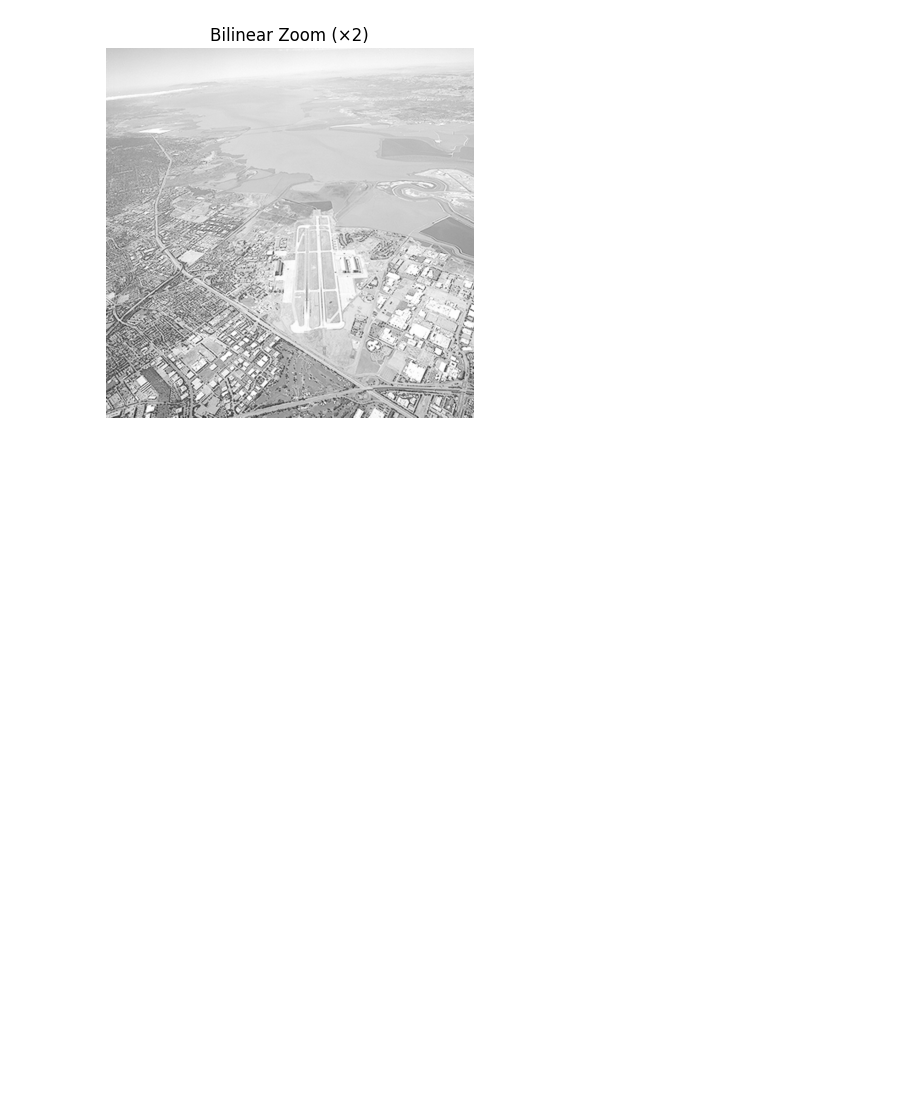
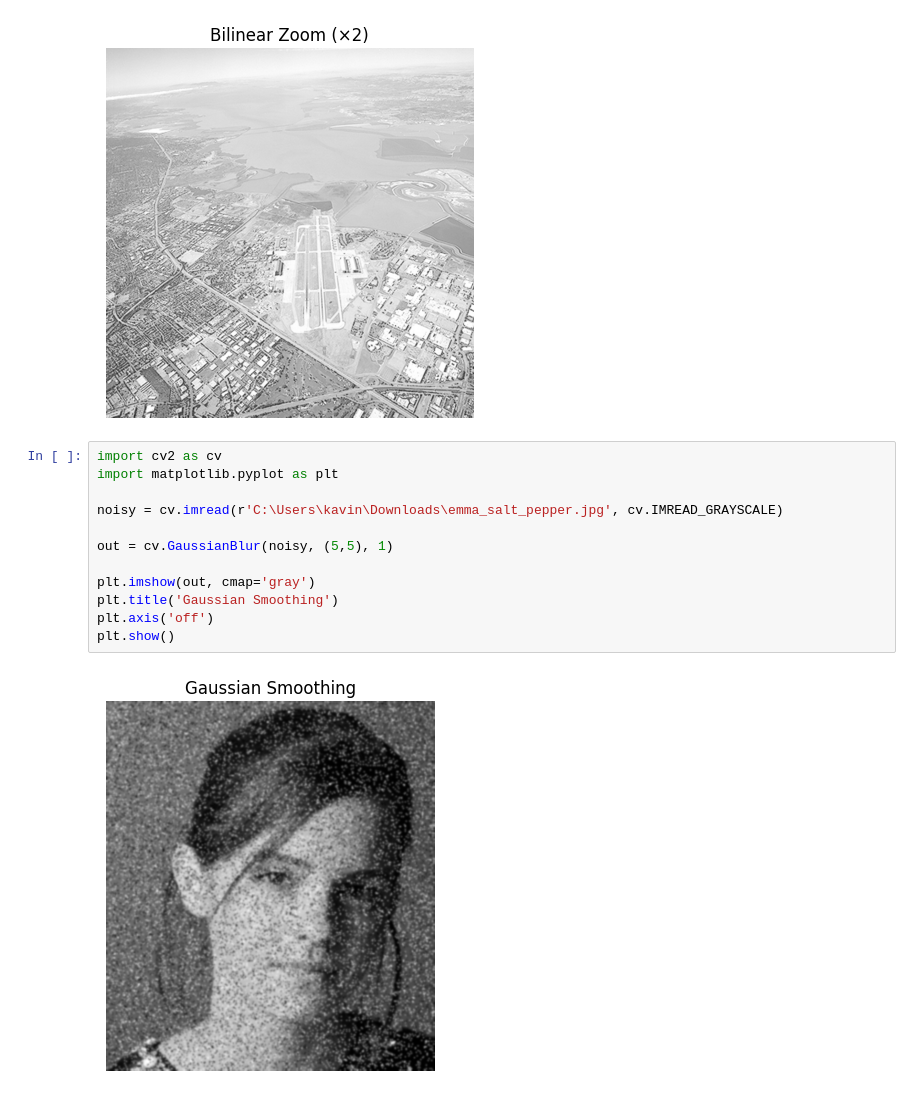
Before and after one commit to kavinduabekoon/GitHub, a Jupyter notebook: Untitled-1.ipynb, the cells around one changed output. Drawn from its saved outputs; the diff is of its cells as text; blank space fills up the shorter version.

```diff
--- a/Untitled-1.ipynb
+++ b/Untitled-1.ipynb
@@ -346,3 +346,17 @@ plt.axis('off')
 plt.show()
 # %% [output]
 [figure]
+# %%
+import cv2 as cv
+import matplotlib.pyplot as plt
+
+noisy = cv.imread(r'C:\Users\kavin\Downloads\emma_salt_pepper.jpg', cv.IMREAD_GRAYSCALE)
+
+out = cv.GaussianBlur(noisy, (5,5), 1)
+
+plt.imshow(out, cmap='gray')
+plt.title('Gaussian Smoothing')
+plt.axis('off')
+plt.show()
+# %% [output]
+[figure, added]
```
Also changed, not shown: parts of 1 cell of this notebook.
